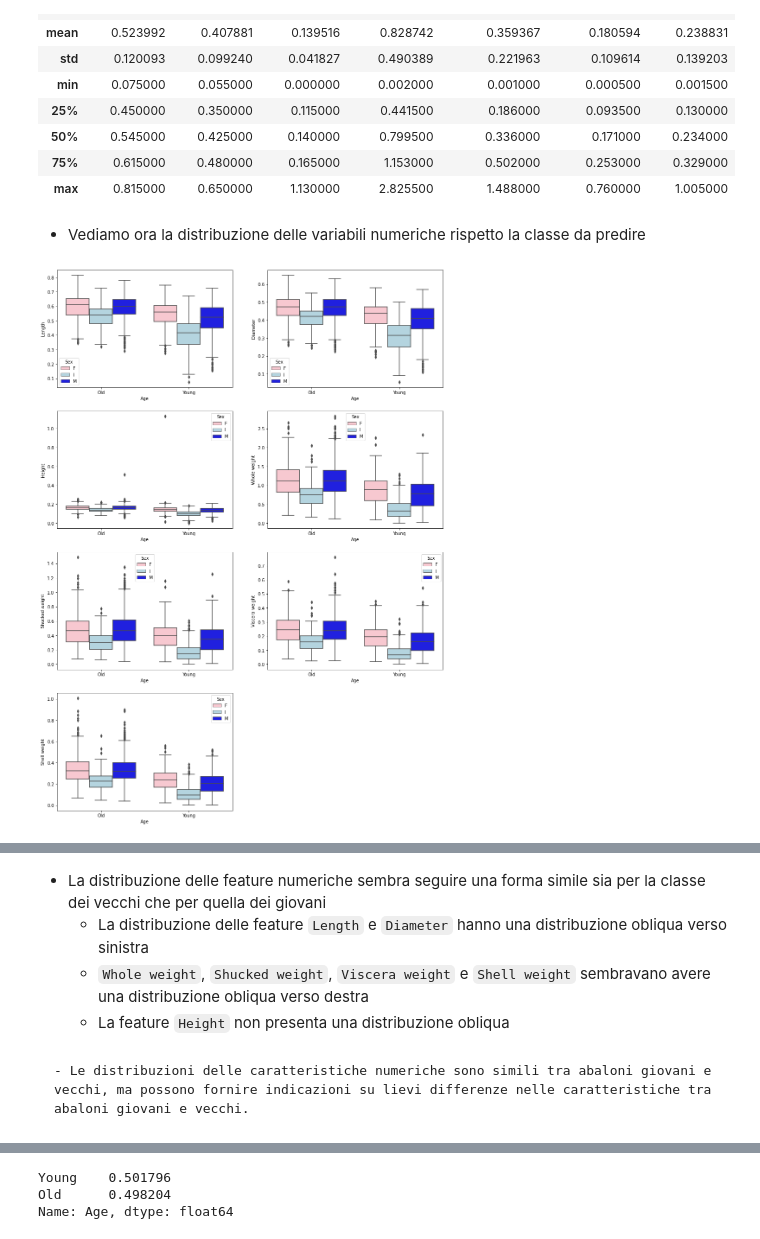
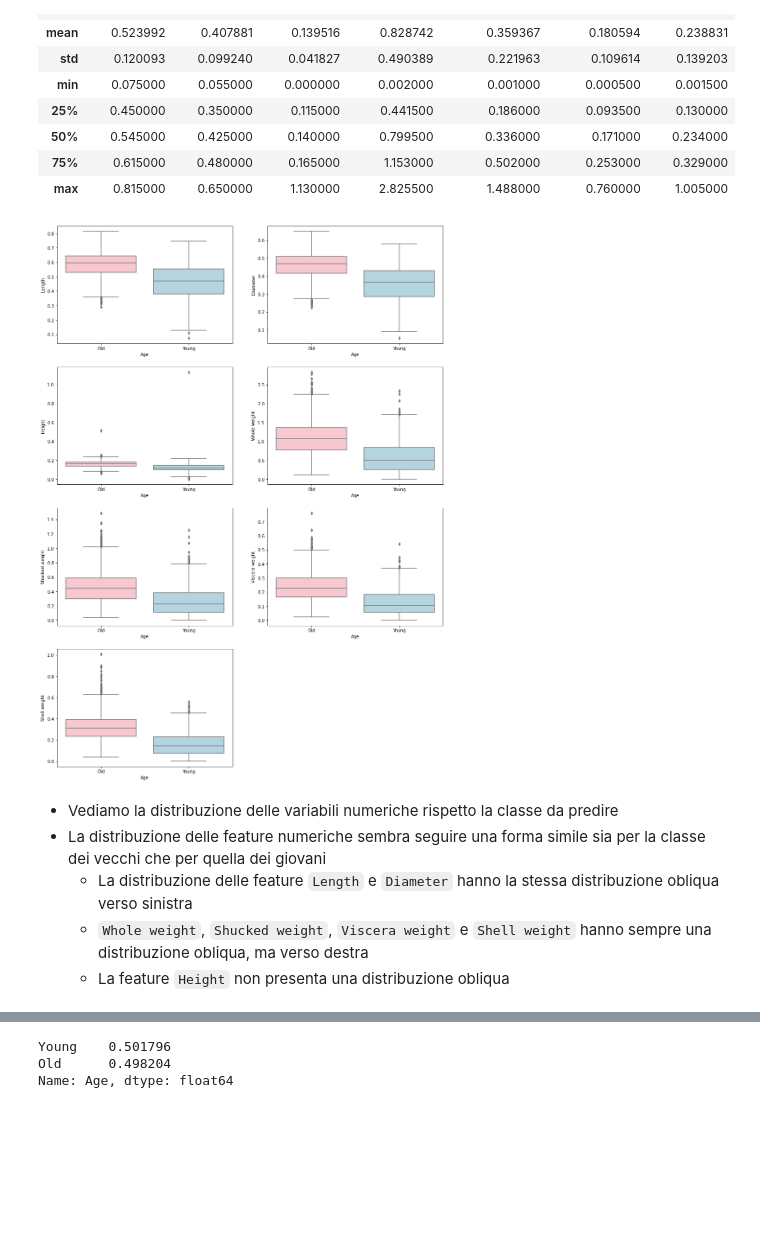
Before and after one commit to albispark/progetto-data-intensive, a Jupyter notebook: Progetto.ipynb, the cells around one changed output, grey strips where cells are left out. Saved outputs shown, nothing was run; the diff lists cells and outputs as text; code cells hidden in the pictures; blank space fills up the shorter version.

```diff
--- a/Progetto.ipynb
+++ b/Progetto.ipynb
@@ -240,16 +238,18 @@ data.describe()
 | 50% | 0.545000 | 0.425000 | 0.140000 | 0.799500 | 0.336000 | 0.171000 | 0.234000 |
 | 75% | 0.615000 | 0.480000 | 0.165000 | 1.153000 | 0.502000 | 0.253000 | 0.329000 |
 | max | 0.815000 | 0.650000 | 1.130000 | 2.825500 | 1.488000 | 0.760000 | 1.005000 |
-# %% [markdown]
-- Vediamo ora la distribuzione delle variabili numeriche rispetto la classe da predire
 # %%
 np.warnings.filterwarnings('ignore', category=np.VisibleDeprecationWarning)
 plt.figure(figsize=(16, 35))
 for n, t in enumerate(numeric_variables, start=1):
     # data.boxplot(ax=plt.subplot(6,2,n), column=t, by="Age", showmeans=True);
-    sns.boxplot(x="Age", y=t, hue="Sex",
-                data=data, palette=["pink", "lightblue", "blue"],
-                ax=plt.subplot(6,2,n));
+    sns.boxplot(x="Age", y=t, data=data, palette=["pink", "lightblue", "blue"], ax=plt.subplot(6,2,n));
 # %% [output]
-[figure, old version]
+[figure, new version]
+# %% [markdown]
+- Vediamo la distribuzione delle variabili numeriche rispetto la classe da predire
+- La distribuzione delle feature numeriche sembra seguire una forma simile sia per la classe dei vecchi che per quella dei giovani
+   - La distribuzione delle feature `Length` e `Diameter` hanno la stessa distribuzione obliqua verso sinistra
+   - `Whole weight`, `Shucked weight`, `Viscera weight` e `Shell weight` hanno sempre una distribuzione obliqua, ma verso destra
+   - La feature `Height` non presenta una distribuzione obliqua
 # %%
@@ -263,11 +262,4 @@ alt.Chart(data).mark_bar(
 ).repeat(numeric_variables, columns=2)
 # %% [output]
 [interactive output not drawn]
-# %% [markdown]
- - La distribuzione delle feature numeriche sembra seguire una forma simile sia per la classe dei vecchi che per quella dei giovani
-    - La distribuzione delle feature `Length` e `Diameter` hanno una distribuzione obliqua verso sinistra
-    - `Whole weight`, `Shucked weight`, `Viscera weight` e `Shell weight` sembravano avere una distribuzione obliqua verso destra
-    - La feature `Height` non presenta una distribuzione obliqua
-# %% [markdown]
-    - Le distribuzioni delle caratteristiche numeriche sono simili tra abaloni giovani e vecchi, ma possono fornire indicazioni su lievi differenze nelle caratteristiche tra abaloni giovani e vecchi.
 # %% [markdown]
```
Also changed, not shown: parts of 30 cells of this notebook.
